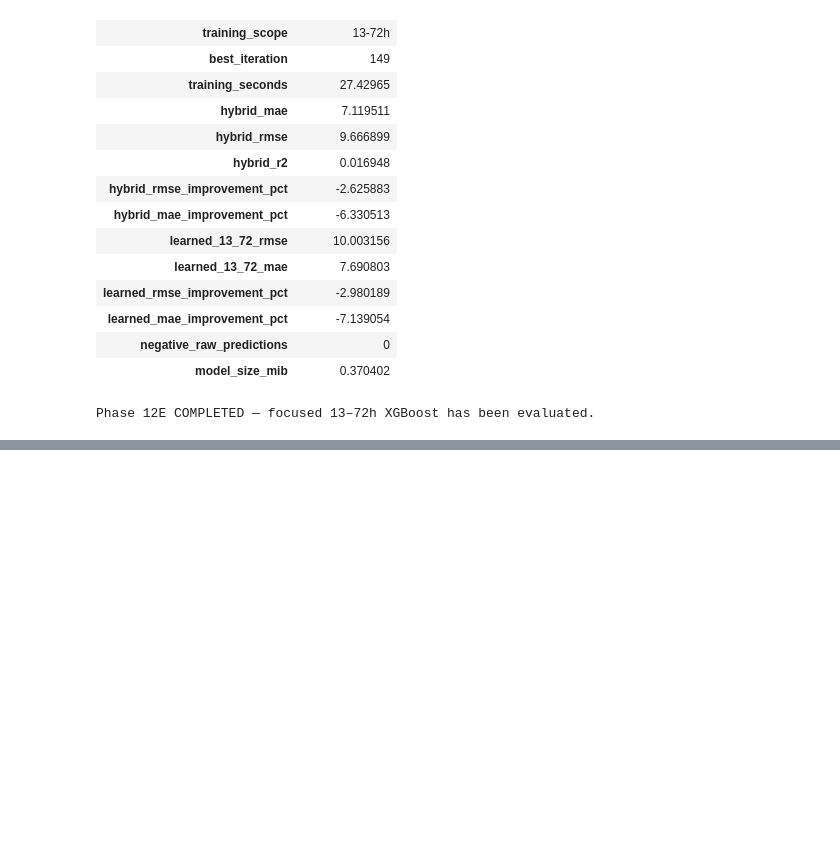
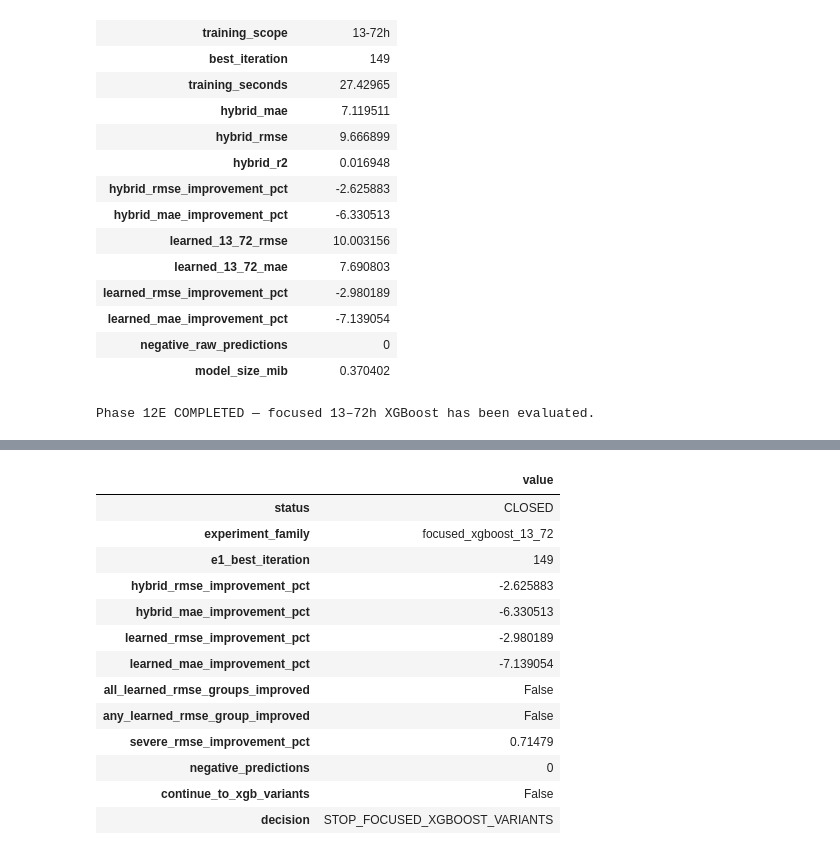
Before and after one commit to riyanj220/pearls-aqi-predictor, a Jupyter notebook: notebooks/12_model_challenger_benchmark.ipynb, the cells around one changed output, grey strips where cells are left out. Saved outputs shown, nothing was run; the diff lists cells and outputs as text; code cells hidden in the pictures; blank space fills up the shorter version.

Commit message:
docs(notebooks): close focused xgboost challenger branch

```diff
--- a/notebooks/12_model_challenger_benchmark.ipynb
+++ b/notebooks/12_model_challenger_benchmark.ipynb
@@ -5076,0 +5156,13 @@ Phase 12E COMPLETED — focused 13–72h XGBoost has been evaluated.
+# %%
+focused_xgb_has_primary_signal = any(
+    [
+        focused_e1_hybrid_rmse_improvement
+        > 0.0,
+        focused_e1_hybrid_mae_improvement
+        > 0.0,
+        focused_e1_learned_rmse_improvement
+        > 0.0,
+        focused_e1_learned_mae_improvement
+        > 0.0,
+    ]
+)
@@ -5076,0 +5185,5 @@ Phase 12E COMPLETED — focused 13–72h XGBoost has been evaluated.
+# %%
+focused_xgb_continue = bool(
+    focused_xgb_has_primary_signal
+    or focused_xgb_has_horizon_signal
+)
@@ -5076,0 +5337,77 @@ Phase 12E COMPLETED — focused 13–72h XGBoost has been evaluated.
+# %%
+focused_xgb_continuation_summary = {
+    "status": "CLOSED",
+    "experiment_family": (
+        "focused_xgboost_13_72"
+    ),
+    "e1_best_iteration": int(
+        focused_xgb_e1_model.best_iteration
+    ),
+    "hybrid_rmse_improvement_pct": float(
+        focused_e1_hybrid_rmse_improvement
+    ),
+    "hybrid_mae_improvement_pct": float(
+        focused_e1_hybrid_mae_improvement
+    ),
+    "learned_rmse_improvement_pct": float(
+        focused_e1_learned_rmse_improvement
+    ),
+    "learned_mae_improvement_pct": float(
+        focused_e1_learned_mae_improvement
+    ),
+    "all_learned_rmse_groups_improved": bool(
+        (
+            learned_group_rmse_improvements
+            > 0.0
+        ).all()
+    ),
+    "any_learned_rmse_group_improved": bool(
+        (
+            learned_group_rmse_improvements
+            > 0.0
+        ).any()
+    ),
+    "severe_rmse_improvement_pct": float(
+        focused_e1_severe_rmse_improvement
+    ),
+    "negative_predictions": int(
+        focused_xgb_e1_validity[
+            "negative_raw_count"
+        ]
+    ),
+    "continue_to_xgb_variants": (
+        focused_xgb_continue
+    ),
+    "decision": (
+        "STOP_FOCUSED_XGBOOST_VARIANTS"
+    ),
+}
+
+
+display(
+    pd.Series(
+        focused_xgb_continuation_summary,
+        name="value",
+    ).to_frame()
+)
+
+
+print(
+    "Phase 12F PASSED — further focused "
+    "XGBoost variants are not justified."
+)
+# %% [output]
+|  | value |
+| status | CLOSED |
+| experiment_family | focused_xgboost_13_72 |
+| e1_best_iteration | 149 |
+| hybrid_rmse_improvement_pct | -2.625883 |
+| hybrid_mae_improvement_pct | -6.330513 |
+| learned_rmse_improvement_pct | -2.980189 |
+| learned_mae_improvement_pct | -7.139054 |
+| all_learned_rmse_groups_improved | False |
+| any_learned_rmse_group_improved | False |
+| severe_rmse_improvement_pct | 0.71479 |
+| negative_predictions | 0 |
+| continue_to_xgb_variants | False |
+| decision | STOP_FOCUSED_XGBOOST_VARIANTS |
```
Also changed, not shown: parts of 11 cells of this notebook.
